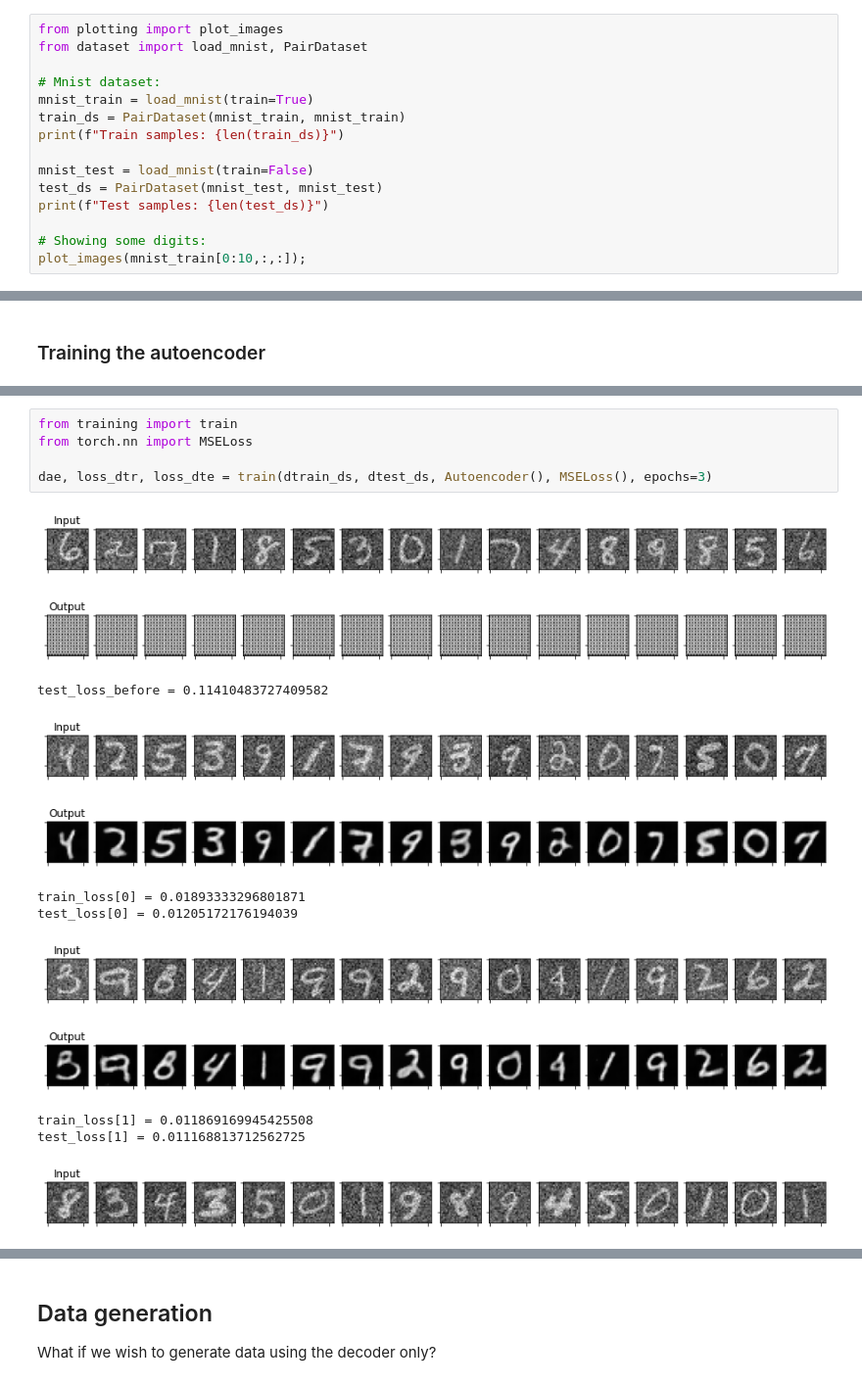
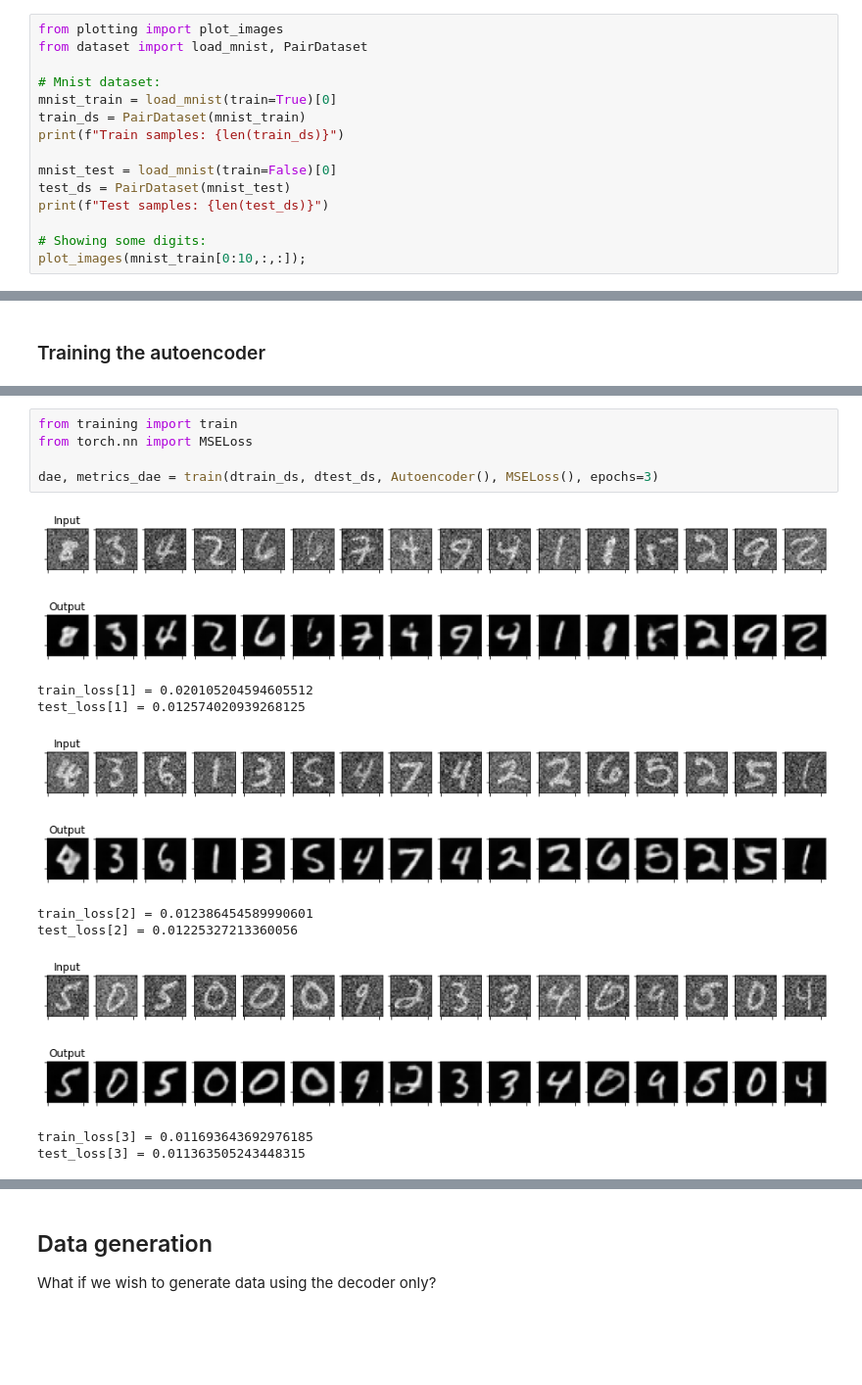
Before and after one commit to ilgabbio/meetup-generative-models2, a Jupyter notebook: 01_autoencoders.ipynb, the cells around one changed output, grey strips where cells are left out. Shown at 98% size. Saved outputs shown, nothing was run; the diff lists cells and outputs as text; blank space fills up the shorter version.

Commit message:
Variational autoencoders

```diff
--- a/01_autoencoders.ipynb
+++ b/01_autoencoders.ipynb
@@ -56,12 +62,12 @@ from plotting import plot_images
 from dataset import load_mnist, PairDataset
 
 # Mnist dataset:
-mnist_train = load_mnist(train=True)
-train_ds = PairDataset(mnist_train, mnist_train)
+mnist_train = load_mnist(train=True)[0]
+train_ds = PairDataset(mnist_train)
 print(f"Train samples: {len(train_ds)}")
 
-mnist_test = load_mnist(train=False)
-test_ds = PairDataset(mnist_test, mnist_test)
+mnist_test = load_mnist(train=False)[0]
+test_ds = PairDataset(mnist_test)
 print(f"Test samples: {len(test_ds)}")
 
 # Showing some digits:
@@ -157,18 +162,18 @@ plot_images(mnist_train_noisy[0:10,:,:], "Noisy images");
 # %%
 from training import train
 from torch.nn import MSELoss
 
-dae, loss_dtr, loss_dte = train(dtrain_ds, dtest_ds, Autoencoder(), MSELoss(), epochs=3)
+dae, metrics_dae = train(dtrain_ds, dtest_ds, Autoencoder(), MSELoss(), epochs=3)
 # %% [output]
-[figure, old version]
+[figure, new version]
-[figure, old version]
+[figure, new version]
-test_loss_before = 0.11410483727409582
+train_loss[1] = 0.020105204594605512
+test_loss[1] = 0.012574020939268125
-[figure, old version]
+[figure, new version]
-[figure, old version]
+[figure, new version]
-train_loss[0] = 0.01893333296801871
-test_loss[0] = 0.01205172176194039
+train_loss[2] = 0.012386454589990601
+test_loss[2] = 0.01225327213360056
-[figure, old version]
+[figure, new version]
-[figure, old version]
+[figure, new version]
-train_loss[1] = 0.011869169945425508
-test_loss[1] = 0.011168813712562725
+train_loss[3] = 0.011693643692976185
+test_loss[3] = 0.011363505243448315
-[figure, removed]
```
Also changed, not shown: parts of 11 cells of this notebook, 21 other files.
